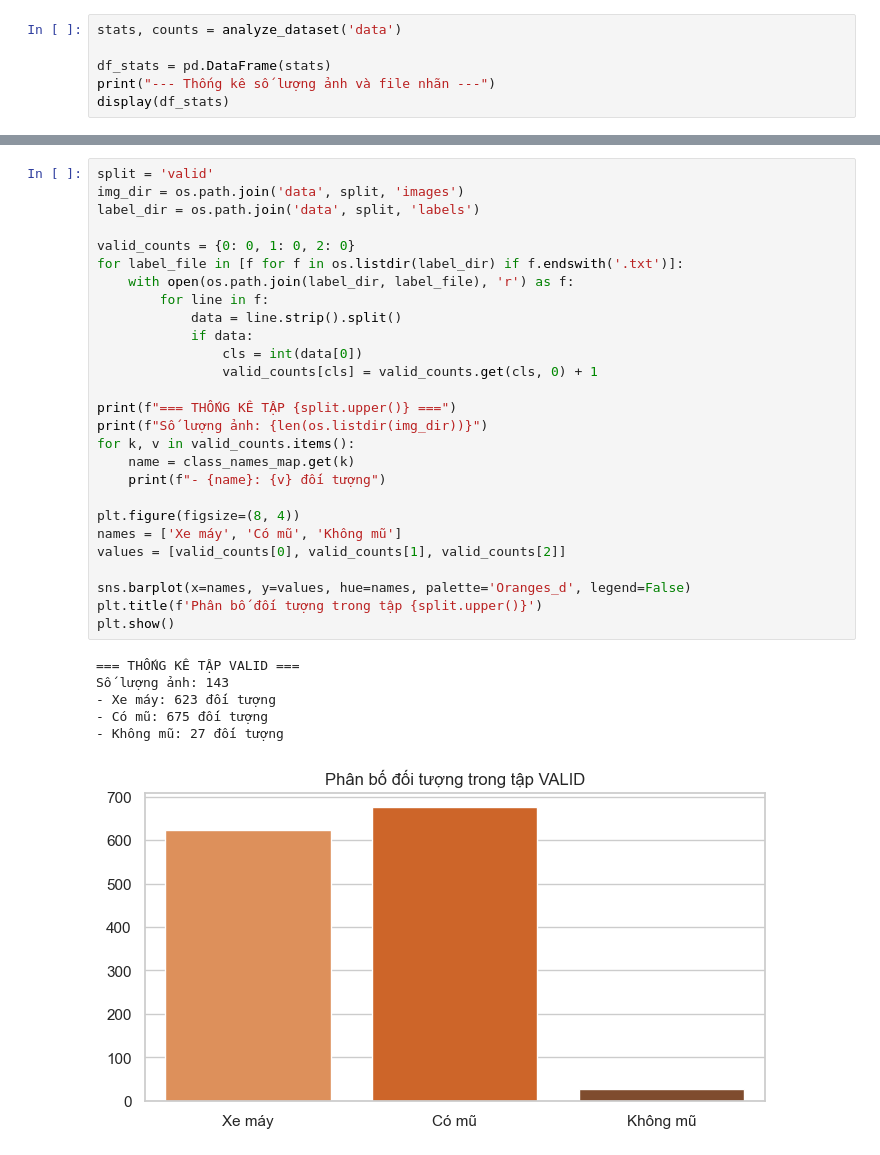
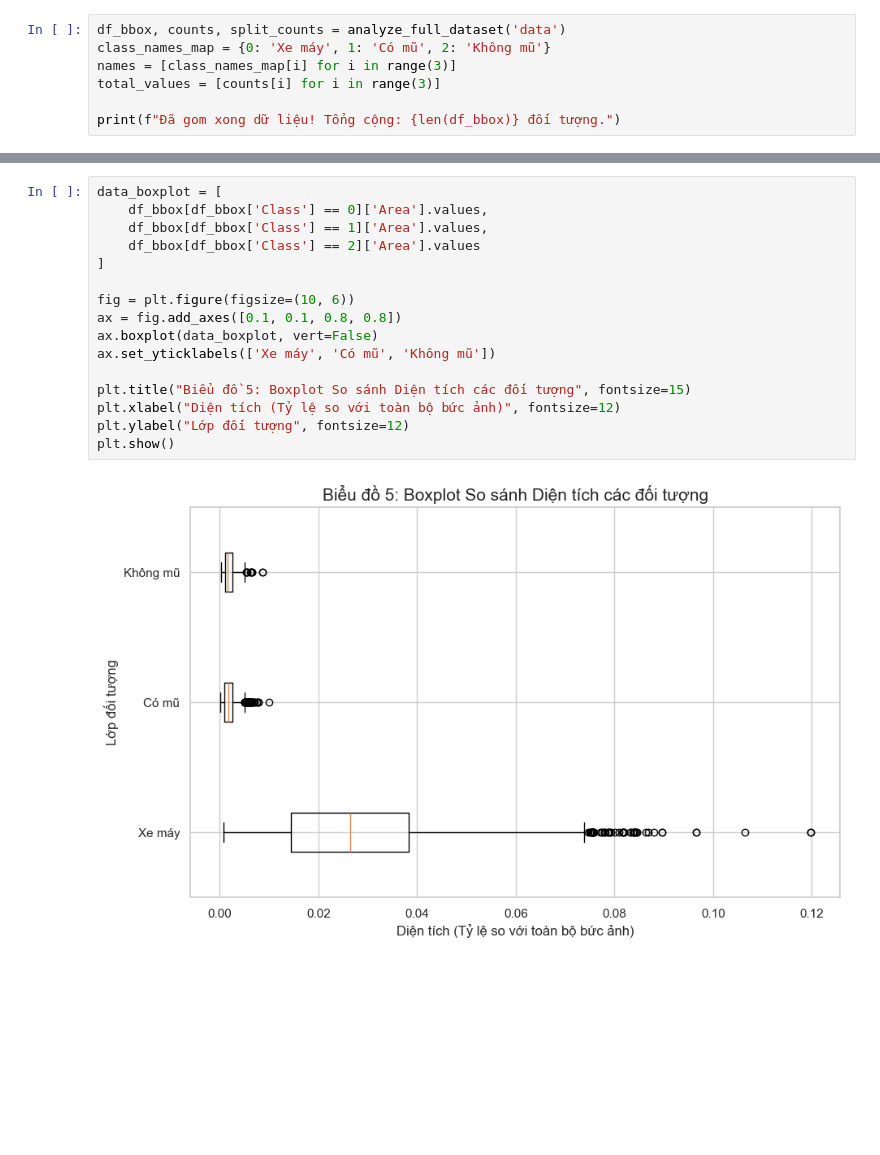
Before and after one commit to dangnhatnam123/AI_HelmetDetection, a Jupyter notebook: visualization.ipynb, the cells around one changed output, grey strips where cells are left out. Drawn from its saved outputs; the diff is of its cells as text; blank space fills up the shorter version.

```diff
--- a/visualization.ipynb
+++ b/visualization.ipynb
@@ -37,7 +50,8 @@ def analyze_dataset(data_path):
 # %%
-stats, counts = analyze_dataset('data')
+df_bbox, counts, split_counts = analyze_full_dataset('data')
+class_names_map = {0: 'Xe máy', 1: 'Có mũ', 2: 'Không mũ'}
+names = [class_names_map[i] for i in range(3)]
+total_values = [counts[i] for i in range(3)]
 
-df_stats = pd.DataFrame(stats)
-print("--- Thống kê số lượng ảnh và file nhãn ---")
-display(df_stats)
+print(f"Đã gom xong dữ liệu! Tổng cộng: {len(df_bbox)} đối tượng.")
 # %% [output]
@@ -103,35 +114,19 @@ Số lượng ảnh: 892
 # %%
-split = 'valid'
-img_dir = os.path.join('data', split, 'images')
-label_dir = os.path.join('data', split, 'labels')
+data_boxplot = [
+    df_bbox[df_bbox['Class'] == 0]['Area'].values,
+    df_bbox[df_bbox['Class'] == 1]['Area'].values,
+    df_bbox[df_bbox['Class'] == 2]['Area'].values
+]
 
-valid_counts = {0: 0, 1: 0, 2: 0}
-for label_file in [f for f in os.listdir(label_dir) if f.endswith('.txt')]:
-    with open(os.path.join(label_dir, label_file), 'r') as f:
-        for line in f:
-            data = line.strip().split()
-            if data:
-                cls = int(data[0])
-                valid_counts[cls] = valid_counts.get(cls, 0) + 1
+fig = plt.figure(figsize=(10, 6))
+ax = fig.add_axes([0.1, 0.1, 0.8, 0.8])
+ax.boxplot(data_boxplot, vert=False)
+ax.set_yticklabels(['Xe máy', 'Có mũ', 'Không mũ'])
 
-print(f"=== THỐNG KÊ TẬP {split.upper()} ===")
-print(f"Số lượng ảnh: {len(os.listdir(img_dir))}")
-for k, v in valid_counts.items():
-    name = class_names_map.get(k)
-    print(f"- {name}: {v} đối tượng")
-
-plt.figure(figsize=(8, 4))
-names = ['Xe máy', 'Có mũ', 'Không mũ']
-values = [valid_counts[0], valid_counts[1], valid_counts[2]]
-
-sns.barplot(x=names, y=values, hue=names, palette='Oranges_d', legend=False)
-plt.title(f'Phân bố đối tượng trong tập {split.upper()}')
+plt.title("Biểu đồ 5: Boxplot So sánh Diện tích các đối tượng", fontsize=15)
+plt.xlabel("Diện tích (Tỷ lệ so với toàn bộ bức ảnh)", fontsize=12)
+plt.ylabel("Lớp đối tượng", fontsize=12)
 plt.show()
 # %% [output]
-=== THỐNG KÊ TẬP VALID ===
-Số lượng ảnh: 143
-- Xe máy: 623 đối tượng
-- Có mũ: 675 đối tượng
-- Không mũ: 27 đối tượng
-[figure, old version]
+[figure, new version]
 # %%
```
Also changed, not shown: parts of 7 cells of this notebook.
